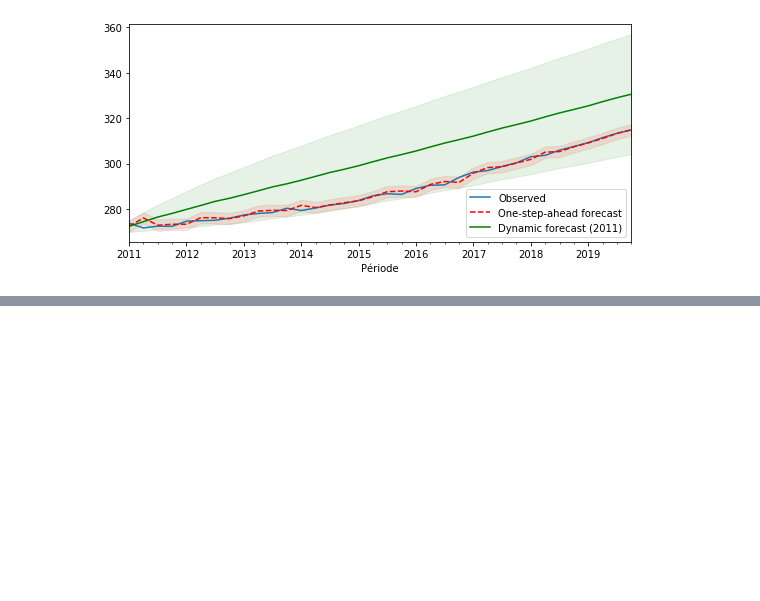
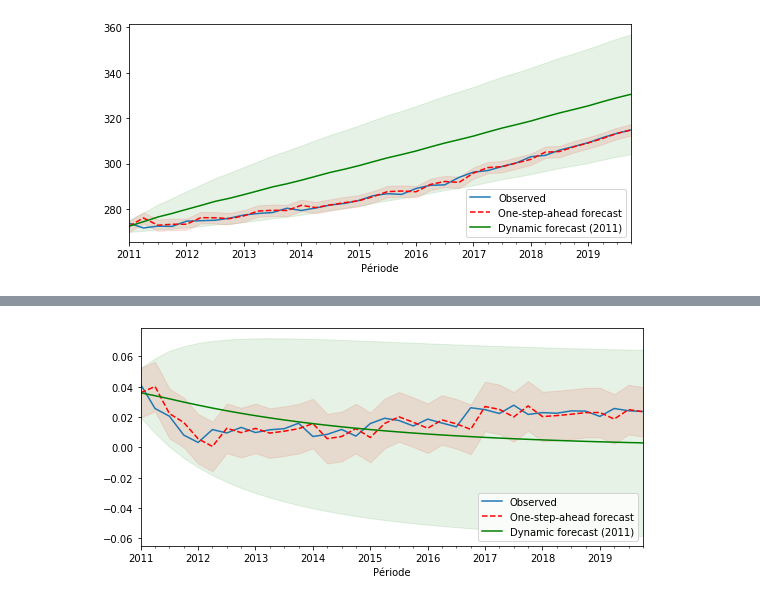
Before and after one commit to LittleBabyPanda/Q3-Project, a Jupyter notebook: BaselineModel.ipynb, the cells around one changed output, grey strips where cells are left out. Saved outputs shown, nothing was run; the diff lists cells and outputs as text; code cells hidden in the pictures; blank space fills up the shorter version.

```diff
--- a/BaselineModel.ipynb
+++ b/BaselineModel.ipynb
@@ -229,0 +143,3 @@ A partir de du 3e trimestre de 2011, on retrouve une certaine trend-stationnarit
+# %%
+ARMA1 = sm.tsa.SARIMAX(yty_var, order=(3,0,1)).fit()
+print(ARMA1.summary())
@@ -229,0 +164,22 @@ A partir de du 3e trimestre de 2011, on retrouve une certaine trend-stationnarit
+# %%
+predict2 = ARMA1.get_prediction()
+predict_ci2 = predict2.conf_int()
+
+predict_dy2 = ARMA1.get_prediction(dynamic='2011-03-31')
+predict_dy_ci2 = predict_dy2.conf_int()
+
+fig2, ax2 = plt.subplots(figsize=(9,4))
+
+yty_var.loc['2011-03-31':].plot(ax=ax2, label='Observed')
+
+predict2.predicted_mean.loc['2011-03-31':].plot(ax=ax2, style='r--', label='One-step-ahead forecast')
+ci2 = predict_ci2.loc['2011-03-31':]
+ax2.fill_between(ci2.index, ci2.iloc[:,0], ci2.iloc[:,1], color='r', alpha=0.1)
+
+predict_dy2.predicted_mean.loc['2011-03-31':].plot(ax=ax2, style='g', label='Dynamic forecast (2011)')
+ci2 = predict_dy_ci2.loc['2011-03-31':]
+ax2.fill_between(ci2.index, ci2.iloc[:,0], ci2.iloc[:,1], color='g', alpha=0.1)
+
+legend = ax2.legend(loc='lower right')
+# %% [output]
+[figure, added]
```
Also changed, not shown: parts of 23 cells of this notebook.
